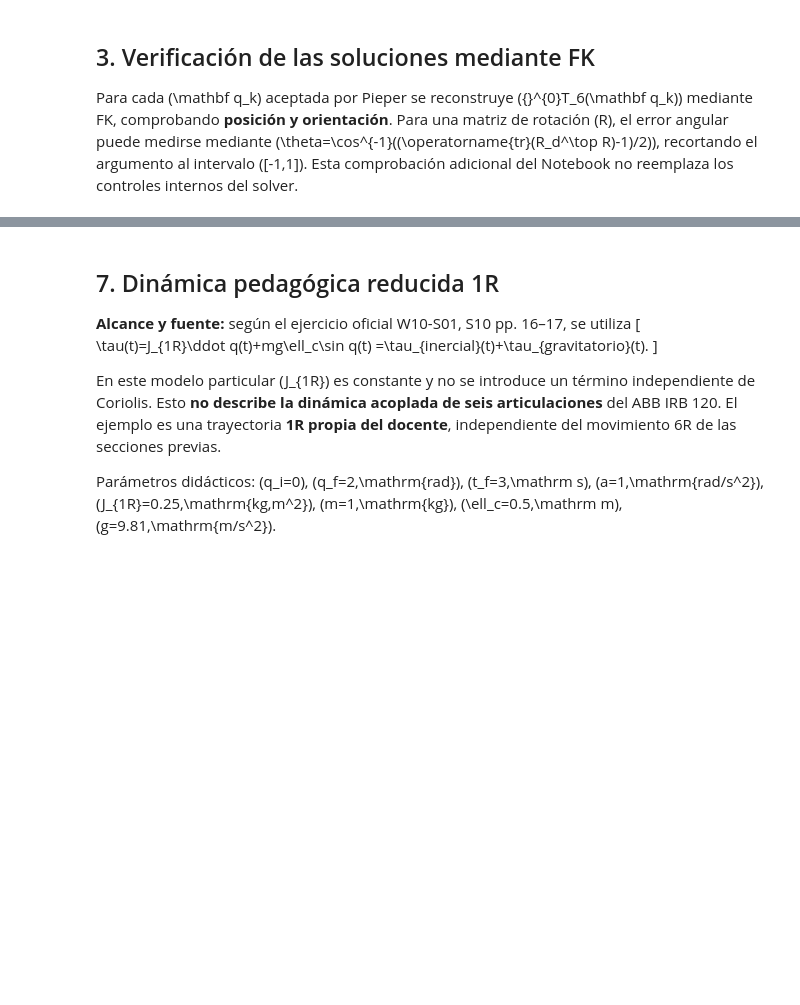
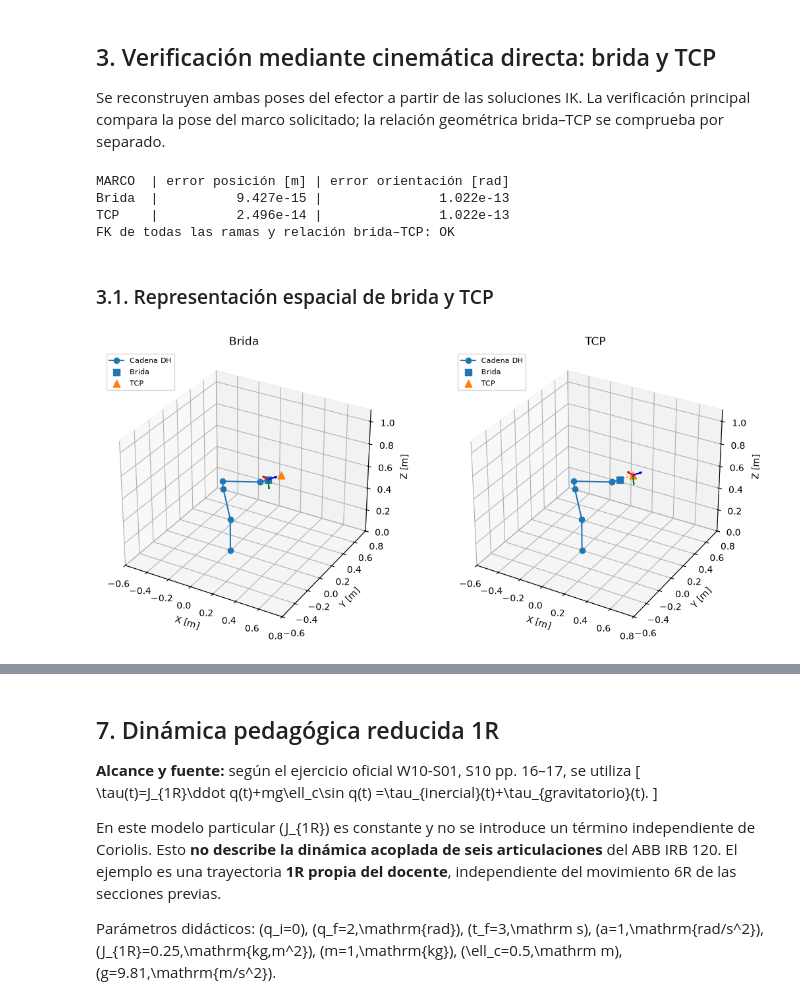
Before and after one commit to mario-nina/planificacion-UCB, a Jupyter notebook: 2-2026/IMT342/equipo/hitos/hito2/notebooks/hito2_integracion.ipynb, the cells around one changed output, grey strips where cells are left out. Drawn from its saved outputs; the diff is of its cells as text; code cells hidden in the pictures; blank space fills up the shorter version.

Commit message:
docs(hito2): ajusta notebook para sustentacion final

```diff
--- a/2-2026/IMT342/equipo/hitos/hito2/notebooks/hito2_integracion.ipynb
+++ b/2-2026/IMT342/equipo/hitos/hito2/notebooks/hito2_integracion.ipynb
@@ -87,23 +149,70 @@ if resultado_sel.diagnosticos:
 # %% [markdown]
-## 3. Verificación de las soluciones mediante FK
+## 3. Verificación mediante cinemática directa: brida y TCP
 
-Para cada \(\mathbf q_k\) aceptada por Pieper se reconstruye \({}^{0}T_6(\mathbf q_k)\) mediante FK, comprobando **posición y orientación**. Para una matriz de rotación \(R\), el error angular puede medirse mediante \(\theta=\cos^{-1}((\operatorname{tr}(R_d^\top R)-1)/2)\), recortando el argumento al intervalo \([-1,1]\). Esta comprobación adicional del Notebook no reemplaza los controles internos del solver.
+Se reconstruyen ambas poses del efector a partir de las soluciones IK. La verificación principal compara la pose del marco solicitado; la relación geométrica brida–TCP se comprueba por separado.
 # %%
 def errores_fk(T_observada, T_deseada):
     ep = float(np.linalg.norm(T_observada[:3, 3] - T_deseada[:3, 3]))
-    c = (np.trace(T_deseada[:3, :3].T @ T_observada[:3, :3]) - 1.0) / 2.0
-    er = float(np.arccos(np.clip(c, -1.0, 1.0)))
+    E = T_deseada[:3, :3].T @ T_observada[:3, :3]
+    v = np.array([E[2, 1]-E[1, 2], E[0, 2]-E[2, 0], E[1, 0]-E[0, 1]])
+    er = float(np.arctan2(0.5 * np.linalg.norm(v),
+                          0.5 * (np.trace(E) - 1.0)))
     return ep, er
 
-errores = np.array([errores_fk(forward_kinematics(sol.q), T_objetivo)
-                    for sol in resultado_ik.solutions])
-print("Error máximo de posición de las ramas [m]:", np.max(errores[:, 0]))
-print("Error máximo angular de las ramas [rad]:", np.max(errores[:, 1]))
-assert np.all(errores[:, 0] < 1e-7)
-assert np.all(errores[:, 1] < 1e-6)
+fk_elegida_brida = forward_kinematics(q_final)
+fk_elegida_tcp = forward_kinematics_tcp(q_final)
 
-error_pos_elegida, error_ang_elegida = errores_fk(forward_kinematics(q_final), T_objetivo)
-print("Rama elegida: error posición [m] =", error_pos_elegida)
-print("Rama elegida: error orientación [rad] =", error_ang_elegida)
-assert error_pos_elegida < 1e-7 and error_ang_elegida < 1e-6
+print("MARCO  | error posición [m] | error orientación [rad]")
+for nombre, calculada, deseada in (
+    ("Brida", fk_elegida_brida, T_obj_brida),
+    ("TCP  ", fk_elegida_tcp, T_obj_tcp),
+):
+    ep, er = errores_fk(calculada, deseada)
+    print(f"{nombre:6} | {ep:18.3e} | {er:23.3e}")
+    assert ep < 1e-7 and er < 1e-6
+
+for sol in resultado_ik.solutions:
+    T_c = (forward_kinematics(sol.q) if MARCO_OBJETIVO == "flange"
+           else forward_kinematics_tcp(sol.q))
+    ep, er = errores_fk(T_c, T_objetivo)
+    assert ep < 1e-7 and er < 1e-6
+
+np.testing.assert_allclose(fk_elegida_tcp, fk_elegida_brida @ tcp_transform(), atol=1e-10)
+print("FK de todas las ramas y relación brida–TCP: OK")
+# %% [output]
+MARCO  | error posición [m] | error orientación [rad]
+Brida  |          9.427e-15 |               1.022e-13
+TCP    |          2.496e-14 |               1.022e-13
+FK de todas las ramas y relación brida–TCP: OK
+# %% [markdown]
+### 3.1. Representación espacial de brida y TCP
+# %%
+# Representación de la misma configuración, con brida y TCP identificados.
+transf = transformaciones_intermedias(q_final)
+puntos = np.array([T[:3, 3] for T in transf])
+fig = plt.figure(figsize=(11, 4.8))
+for panel, (titulo, T_fin) in enumerate((
+    ("Brida", fk_elegida_brida), ("TCP", fk_elegida_tcp)), 1
+):
+    ax = fig.add_subplot(1, 2, panel, projection="3d")
+    ax.plot(puntos[:, 0], puntos[:, 1], puntos[:, 2], "o-", label="Cadena DH")
+    ax.scatter(*fk_elegida_brida[:3, 3], marker="s", s=55, label="Brida")
+    ax.scatter(*fk_elegida_tcp[:3, 3], marker="^", s=60, label="TCP")
+    ax.plot([fk_elegida_brida[0, 3], fk_elegida_tcp[0, 3]],
+            [fk_elegida_brida[1, 3], fk_elegida_tcp[1, 3]],
+            [fk_elegida_brida[2, 3], fk_elegida_tcp[2, 3]], ":")
+    p = T_fin[:3, 3]
+    R = T_fin[:3, :3]
+    for k, color in enumerate(("r", "g", "b")):
+        ax.quiver(*p, *(0.08 * R[:, k]), color=color)
+    ax.set(xlabel="X [m]", ylabel="Y [m]", zlabel="Z [m]", title=titulo)
+    ax.set_xlim(-0.6, 0.8)
+    ax.set_ylim(-0.6, 0.8)
+    ax.set_zlim(0.0, 1.1)
+    ax.set_box_aspect((1.4, 1.4, 1.1))
+    ax.legend(loc="upper left", fontsize=8)
+fig.tight_layout()
+plt.show()
+# %% [output]
+[figure, added]
 # %% [markdown]
```
Also changed, not shown: parts of 19 cells of this notebook.
